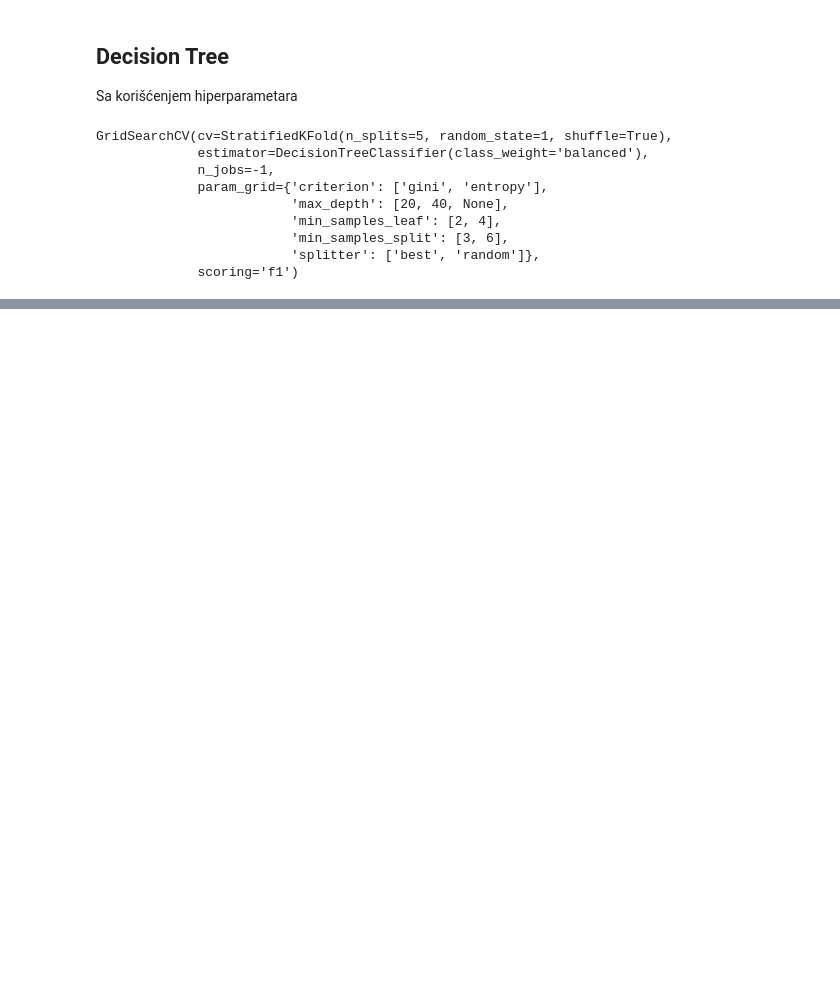
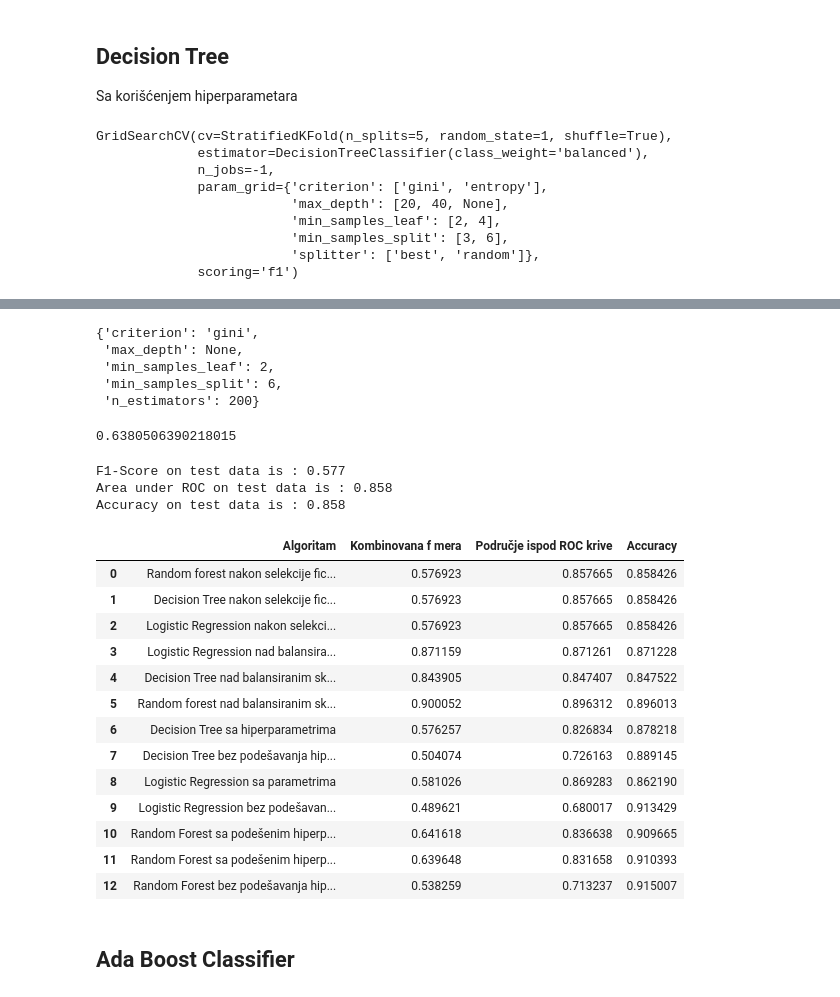
Before and after one commit to StevanGrujic/ML_Projekat1, a Jupyter notebook: projekat1.ipynb, the cells around one changed output, grey strips where cells are left out. Saved outputs shown, nothing was run; the diff lists cells and outputs as text; code cells hidden in the pictures; blank space fills up the shorter version.

Commit message:
Balansiranje dataseta i selekcija ficera

```diff
--- a/projekat1.ipynb
+++ b/projekat1.ipynb
@@ -782,0 +1100,2 @@ testing
+# %%
+X_train, X_test, y_train, y_test = train_test_split(k_best_features, labels, test_size=0.2, random_state=1, stratify = labels)
@@ -782,0 +1140,12 @@ testing
+# %%
+f1 = f1_score(y_test, model_lr_sa_parametrima_selekcija.predict(X_test))
+auc = roc_auc_score(y_test, model_lr_sa_parametrima_selekcija.predict(X_test))
+acc = accuracy_score(y_test, model_lr_sa_parametrima_selekcija.predict(X_test))
+
+print("F1-Score on test data is : %0.3f" %f1)
+print("Area under ROC on test data is : %0.3f" %auc)
+print("Accuracy on test data is : %0.3f" %acc)
+
+testing.loc[-1] = ["Logistic Regression nakon selekcije ficera (chi-squared)", f1, auc, acc]
+testing.index = testing.index + 1
+testing = testing.sort_index()
@@ -782,0 +1207,12 @@ testing
+# %%
+f1 = f1_score(y_test, model_lr_sa_parametrima_selekcija.predict(X_test))
+auc = roc_auc_score(y_test, model_lr_sa_parametrima_selekcija.predict(X_test))
+acc = accuracy_score(y_test, model_lr_sa_parametrima_selekcija.predict(X_test))
+
+print("F1-Score on test data is : %0.3f" %f1)
+print("Area under ROC on test data is : %0.3f" %auc)
+print("Accuracy on test data is : %0.3f" %acc)
+
+testing.loc[-1] = ["Decision Tree nakon selekcije ficera (chi-squared)", f1, auc, acc]
+testing.index = testing.index + 1
+testing = testing.sort_index()
@@ -782,0 +1264,47 @@ testing
+# %%
+model_rf_sa_parametrima_selekcija.best_params_
+# %% [output]
+{'criterion': 'gini',
+ 'max_depth': None,
+ 'min_samples_leaf': 2,
+ 'min_samples_split': 6,
+ 'n_estimators': 200}
+# %%
+model_rf_sa_parametrima_selekcija.best_score_
+# %% [output]
+0.6380506390218015
+# %%
+f1 = f1_score(y_test, model_lr_sa_parametrima_selekcija.predict(X_test))
+auc = roc_auc_score(y_test, model_lr_sa_parametrima_selekcija.predict(X_test))
+acc = accuracy_score(y_test, model_lr_sa_parametrima_selekcija.predict(X_test))
+
+print("F1-Score on test data is : %0.3f" %f1)
+print("Area under ROC on test data is : %0.3f" %auc)
+print("Accuracy on test data is : %0.3f" %acc)
+
+testing.loc[-1] = ["Random forest nakon selekcije ficera (chi-squared)", f1, auc, acc]
+testing.index = testing.index + 1
+testing = testing.sort_index()
+# %% [output]
+F1-Score on test data is : 0.577
+Area under ROC on test data is : 0.858
+Accuracy on test data is : 0.858
+# %%
+testing
+# %% [output]
+|  | Algoritam | Kombinovana f mera | Područje ispod ROC krive | Accuracy |
+| 0 | Random forest nakon selekcije fic... | 0.576923 | 0.857665 | 0.858426 |
+| 1 | Decision Tree nakon selekcije fic... | 0.576923 | 0.857665 | 0.858426 |
+| 2 | Logistic Regression nakon selekci... | 0.576923 | 0.857665 | 0.858426 |
+| 3 | Logistic Regression nad balansira... | 0.871159 | 0.871261 | 0.871228 |
+| 4 | Decision Tree nad balansiranim sk... | 0.843905 | 0.847407 | 0.847522 |
+| 5 | Random forest nad balansiranim sk... | 0.900052 | 0.896312 | 0.896013 |
+| 6 | Decision Tree sa hiperparametrima | 0.576257 | 0.826834 | 0.878218 |
+| 7 | Decision Tree bez podešavanja hip... | 0.504074 | 0.726163 | 0.889145 |
+| 8 | Logistic Regression sa parametrima | 0.581026 | 0.869283 | 0.862190 |
+| 9 | Logistic Regression bez podešavan... | 0.489621 | 0.680017 | 0.913429 |
+| 10 | Random Forest sa podešenim hiperp... | 0.641618 | 0.836638 | 0.909665 |
+| 11 | Random Forest sa podešenim hiperp... | 0.639648 | 0.831658 | 0.910393 |
+| 12 | Random Forest bez podešavanja hip... | 0.538259 | 0.713237 | 0.915007 |
+# %% [markdown]
+## Ada Boost Classifier
```
Also changed, not shown: parts of 77 cells of this notebook.
